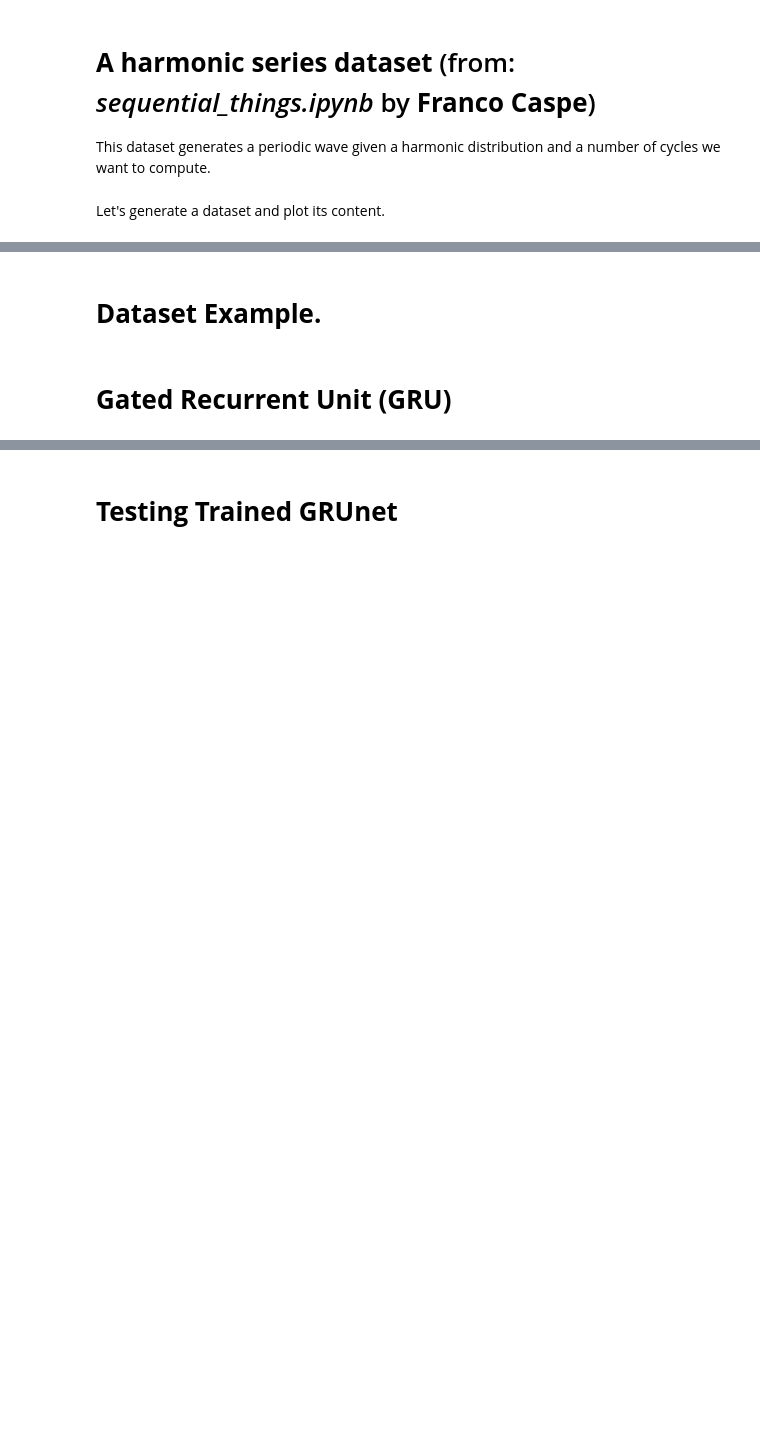
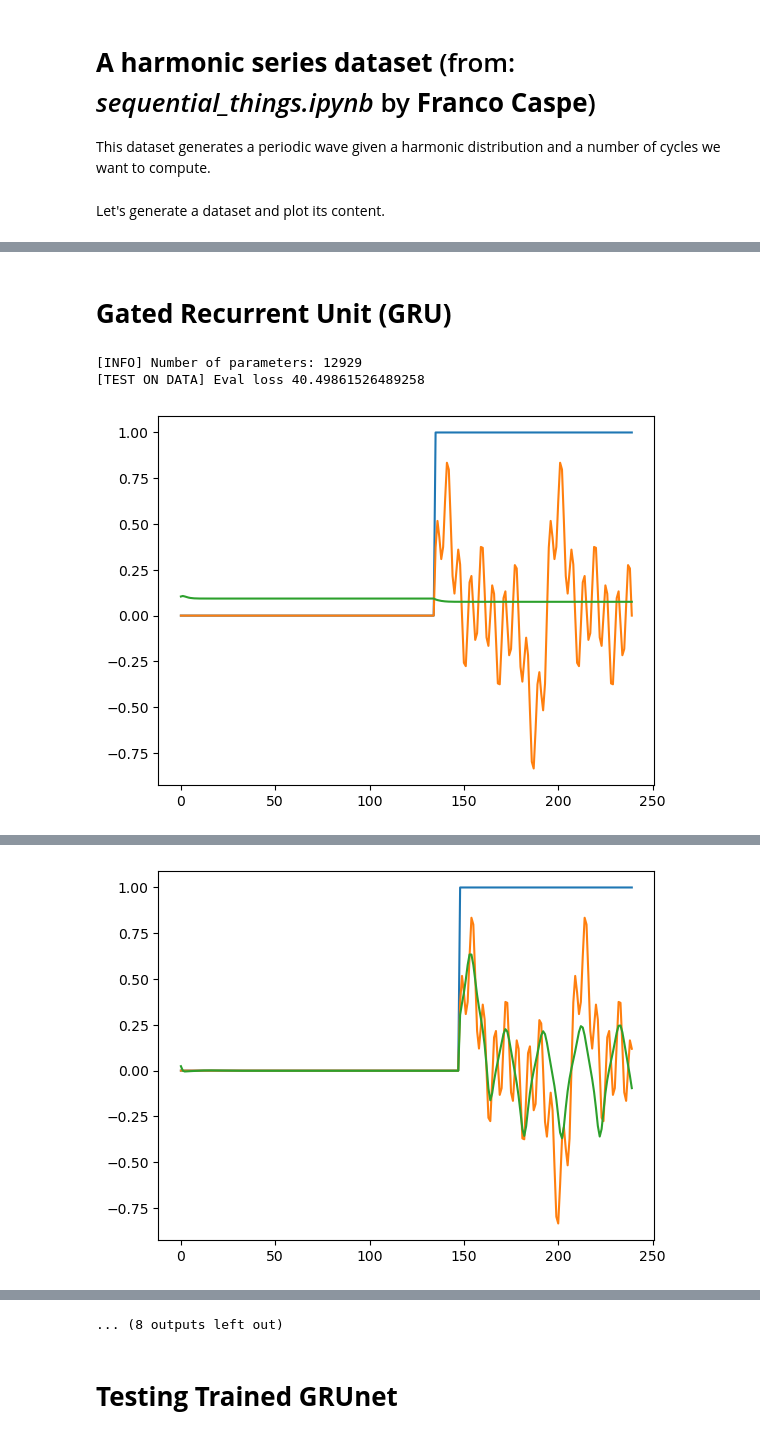
Before and after one commit to gregogiudici/Dynamic-Interpolation, a Jupyter notebook: GRU_new_dataset.ipynb, the cells around one changed output, grey strips where cells are left out. Cells and saved outputs as stored; diff of their text form; code cells hidden in the pictures; blank space fills up the shorter version.

```diff
--- a/GRU_new_dataset.ipynb
+++ b/GRU_new_dataset.ipynb
@@ -113,15 +124,3 @@ for i in range(5):
-# %% [markdown]
-# **Dataset Example.**
-# %%
-train_samples = samples
-print(train_samples.shape)
-plt.show()
-
-fig, ax = plt.subplots()
-ax.plot(train_samples[0,:,:].detach().cpu().numpy())
-# ax.plot(test_samples.view(-1).detach().cpu().numpy())
-plt.title("Test Samples")
-plt.show()
 # %% [markdown]
 # **Gated Recurrent Unit (GRU)**
 # %%
@@ -237,15 +236,19 @@ def train_and_test_GRU(hidden_size, n_hidden_layers, train_data, target, epochs,
   print("[INFO] Number of parameters: {}".format(params))
 
   # TRAINING
-  gru_train(net, epochs, train_samples, device)
+  gru_train(net, epochs, train_data, device)
 
   # TEST
   net.load_state_dict(torch.load('best_gru.pt'))
   net.eval()
-  target = train_samples[:,:,1].unsqueeze(2).to(device) #([N,L,1])
-  input = train_samples[:,:,0].unsqueeze(2).to(device)
+  target = train_data[:,:,1].unsqueeze(2).to(device) #([N,L,1])
+  input = train_data[:,:,0].unsqueeze(2).to(device)
   gru_evaluate_on_data(net, input, target, device, plot=True)
 
   return net
 # %%
-GRUnet = train_and_test_GRU(hidden_size=64, n_hidden_layers=1, train_data=train_samples, target=train_samples, epochs=5000, device=dev)
+GRUnet = train_and_test_GRU(hidden_size=64, n_hidden_layers=1, train_data=train_samples, target=train_samples, epochs=10000, device=dev)
+# %% [output]
+[INFO] Number of parameters: 12929
+[TEST ON DATA] Eval loss 40.49861526489258
+[figure, added]
@@ -251,0 +259 @@ GRUnet = train_and_test_GRU(hidden_size=64, n_hidden_layers=1, train_data=train_
+[figure, added]
@@ -252,3 +278,4 @@ GRUnet = train_and_test_GRU(hidden_size=64, n_hidden_layers=1, train_data=train_
+... (8 outputs left out)
 # %% [markdown]
 # **Testing Trained GRUnet**
 # %%
```
Also changed, not shown: parts of 5 cells of this notebook, 5 other files.
